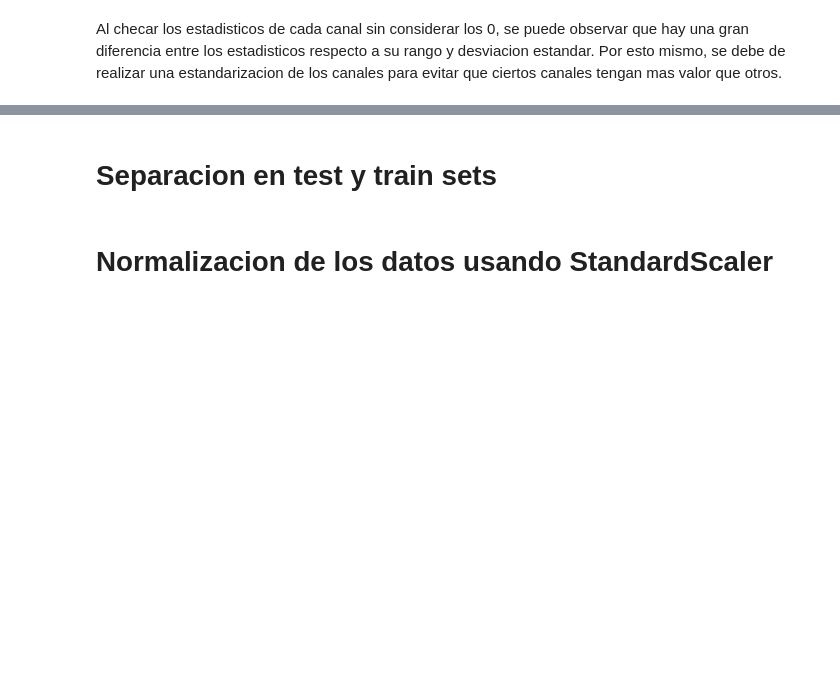
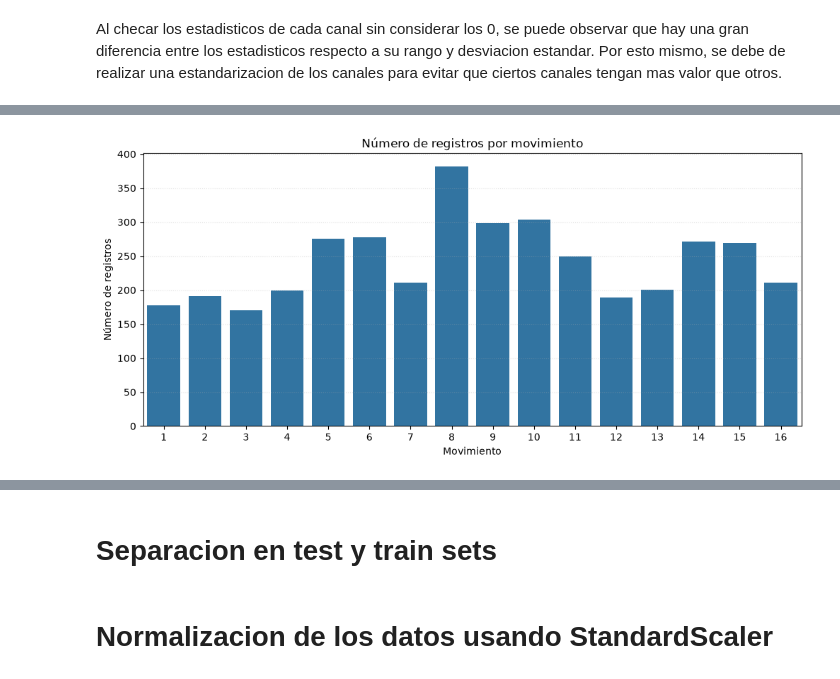
Before and after one commit to Edgarong17/Reto-Primer-Parcial-REHAB, a Jupyter notebook: Limpieza_de_datos_V2.ipynb, the cells around one changed output, grey strips where cells are left out. Saved outputs shown, nothing was run; the diff lists cells and outputs as text; code cells hidden in the pictures; blank space fills up the shorter version.

```diff
--- a/Limpieza_de_datos_V2.ipynb
+++ b/Limpieza_de_datos_V2.ipynb
@@ -874,0 +911,26 @@ Al checar los estadisticos de cada canal sin considerar los 0, se puede observar
+# %%
+df_eda = pd.DataFrame({
+    "movimiento": y,
+    "t_s1": t_real_s1_all,
+    "t_s2": t_real_s2_all
+})
+
+conteo_movimientos = (
+    df_eda["movimiento"]
+    .value_counts()
+    .sort_index()
+    .reset_index()
+)
+
+conteo_movimientos.columns = [
+    "movimiento",
+    "registros"
+]
+
+conteo_movimientos["porcentaje"] = (
+    conteo_movimientos["registros"]
+    / len(df_eda)
+    * 100
+)
+
+display(conteo_movimientos)
@@ -874,0 +955,17 @@ Al checar los estadisticos de cada canal sin considerar los 0, se puede observar
+# %%
+plt.figure(figsize=(12, 5))
+
+sns.barplot(
+    data=conteo_movimientos,
+    x="movimiento",
+    y="registros"
+)
+
+plt.title("Número de registros por movimiento")
+plt.xlabel("Movimiento")
+plt.ylabel("Número de registros")
+plt.grid(axis="y", linestyle=":", alpha=0.4)
+
+plt.show()
+# %% [output]
+[figure, added]
```
Also changed, not shown: parts of 14 cells of this notebook.
